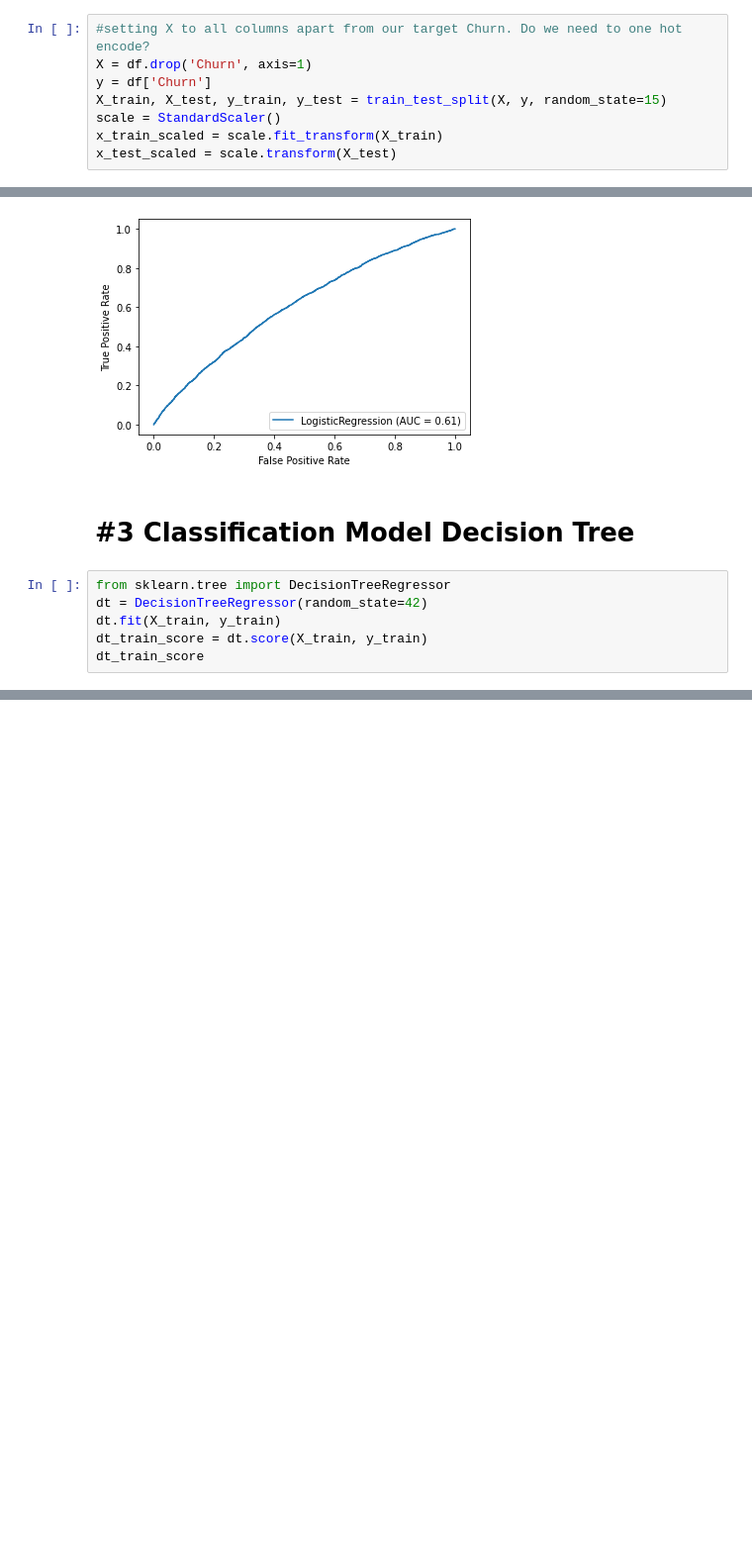
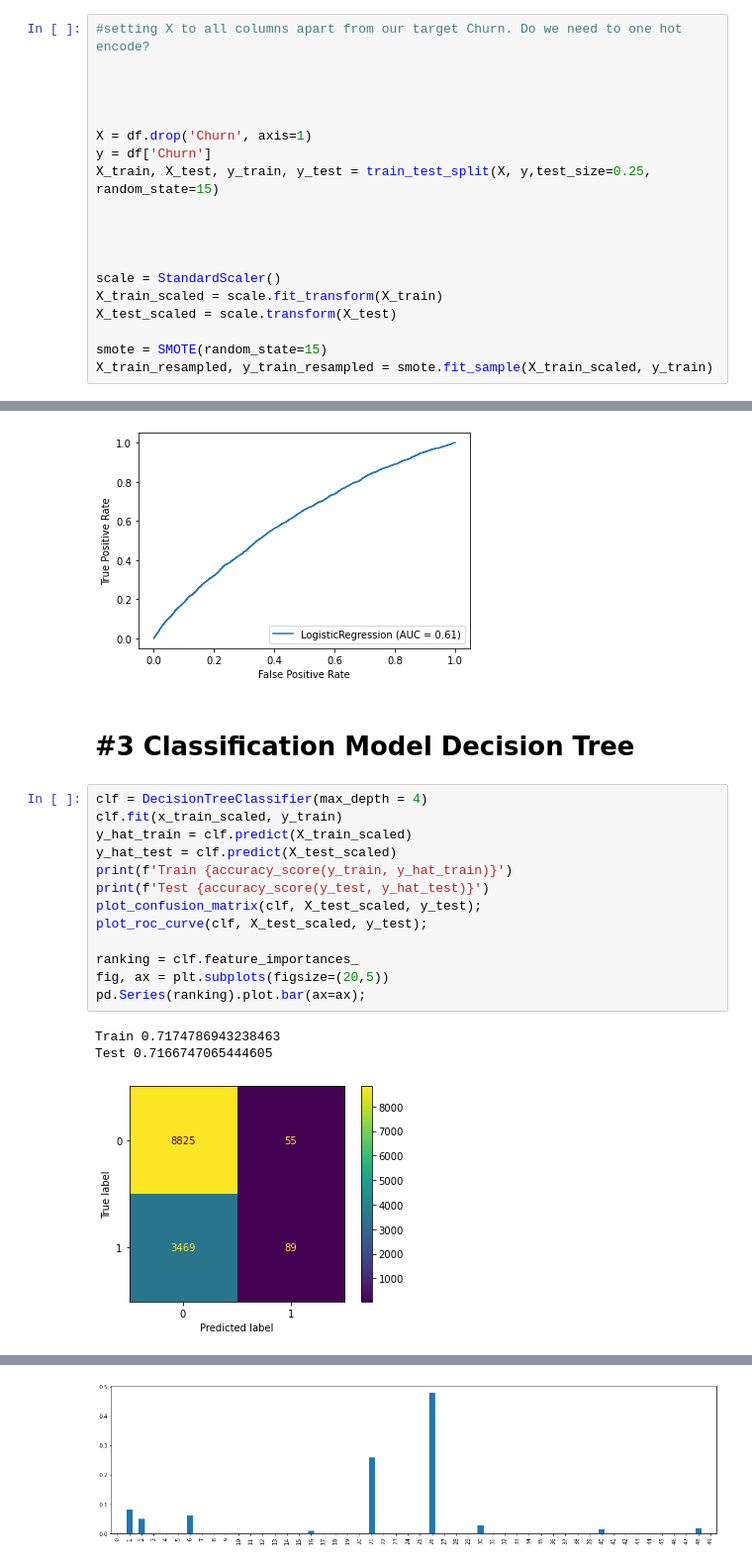
Before and after one commit to chris-helmerson/Cellular_Customer_Churn_Prediction, a Jupyter notebook: Mide.ipynb, the cells around one changed output, grey strips where cells are left out. Shown at 99% size. Saved outputs shown, nothing was run; the diff lists cells and outputs as text; blank space fills up the shorter version.

```diff
--- a/Mide.ipynb
+++ b/Mide.ipynb
@@ -122,8 +123,19 @@ heatmap = sns.heatmap(corr, cmap='Reds', annot=True)
 # %%
 #setting X to all columns apart from our target Churn. Do we need to one hot encode?
+
+
+
+
 X = df.drop('Churn', axis=1)
 y = df['Churn']
-X_train, X_test, y_train, y_test = train_test_split(X, y, random_state=15)
+X_train, X_test, y_train, y_test = train_test_split(X, y,test_size=0.25, random_state=15)
+
+
+
+
 scale = StandardScaler()
-x_train_scaled = scale.fit_transform(X_train)
-x_test_scaled = scale.transform(X_test)
+X_train_scaled = scale.fit_transform(X_train)
+X_test_scaled = scale.transform(X_test)
+
+smote = SMOTE(random_state=15)
+X_train_resampled, y_train_resampled = smote.fit_sample(X_train_scaled, y_train)
@@ -279,9 +321,20 @@ Test 0.05756535516239768
 [figure]
 # %% [markdown]
 # #3 Classification Model  Decision Tree
-# %%
-from sklearn.tree import DecisionTreeRegressor
-dt = DecisionTreeRegressor(random_state=42)
-dt.fit(X_train, y_train)
-dt_train_score = dt.score(X_train, y_train)
-dt_train_score
+# %%
+clf = DecisionTreeClassifier(max_depth = 4)
+clf.fit(x_train_scaled, y_train)
+y_hat_train = clf.predict(X_train_scaled)
+y_hat_test = clf.predict(X_test_scaled)
+print(f'Train {accuracy_score(y_train, y_hat_train)}')
+print(f'Test {accuracy_score(y_test, y_hat_test)}')
+plot_confusion_matrix(clf, X_test_scaled, y_test);
+plot_roc_curve(clf, X_test_scaled, y_test);
+
+ranking = clf.feature_importances_
+fig, ax = plt.subplots(figsize=(20,5))
+pd.Series(ranking).plot.bar(ax=ax);
+# %% [output]
+Train 0.7174786943238463
+Test 0.7166747065444605
+[figure, added]
@@ -287,0 +342 @@ dt_train_score
+[figure, added]
```
Also changed, not shown: parts of 20 cells of this notebook.
